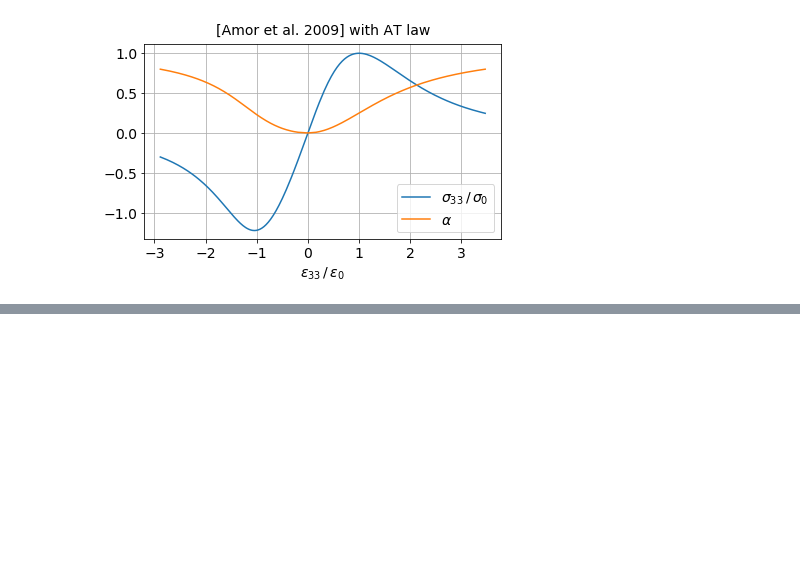
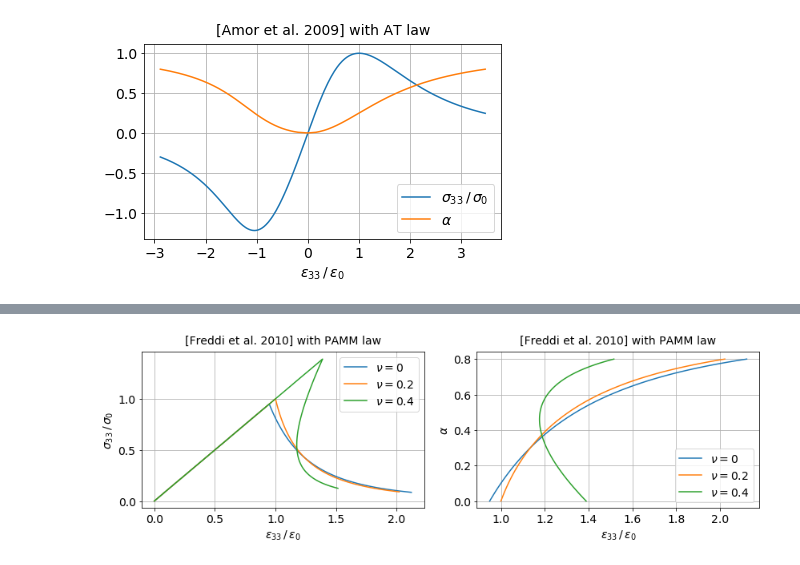
Before and after one commit to Radhi93/uniaxial-gradient-damage, a Jupyter notebook: Uniaxial Gradient Damage.ipynb, the cells around one changed output, grey strips where cells are left out. Saved outputs shown, nothing was run; the diff lists cells and outputs as text; code cells hidden in the pictures; blank space fills up the shorter version.

```diff
--- a/Uniaxial Gradient Damage.ipynb
+++ b/Uniaxial Gradient Damage.ipynb
@@ -382,0 +408,27 @@ plt.tight_layout()
+# %%
+freddi._eps0 = freddi._eps0.subs(freddi.nu, 0.2)  # nu = 0.2 as reference
+freddi._sig0 = freddi._sig0.subs(freddi.nu, 0.2)
+alpha_array=np.linspace(0, 0.8, 100)
+
+_, ax = plt.subplots(1, 2, figsize=(12, 4))
+
+for nu in [0, 0.2, 0.4]:
+    eps33, eps11, sig33 = freddi.compute(alpha_array, nu=nu)
+    eps33 = np.hstack([np.array([0]), eps33])
+    sig33 = np.hstack([np.array([0]), sig33])
+
+    ax[0].plot(eps33, sig33, label=r"$\nu=%g$" % nu)
+    ax[1].plot(eps33[1:], alpha_array, label=r"$\nu=%g$" % nu)
+
+for i in range(2):
+    ax[i].set_xlabel(r"$\varepsilon_{33}\,/\,\varepsilon_0$")
+    if i == 0:
+        ax[i].set_ylabel(r"$\sigma_{33}\,/\,\sigma_0$")
+    else:
+        ax[i].set_ylabel(r"$\alpha$")
+    ax[i].legend()
+    ax[i].set_title("[Freddi et al. 2010] with PAMM law").set_y(1.02)
+    ax[i].grid()
+plt.tight_layout()
+# %% [output]
+[figure, added]
```
Also changed, not shown: parts of 20 cells of this notebook.
